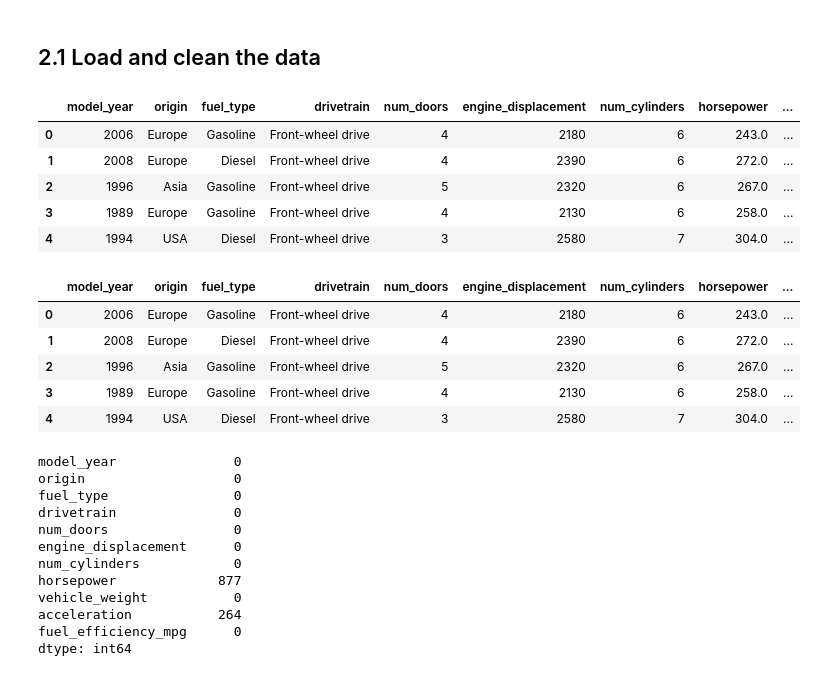
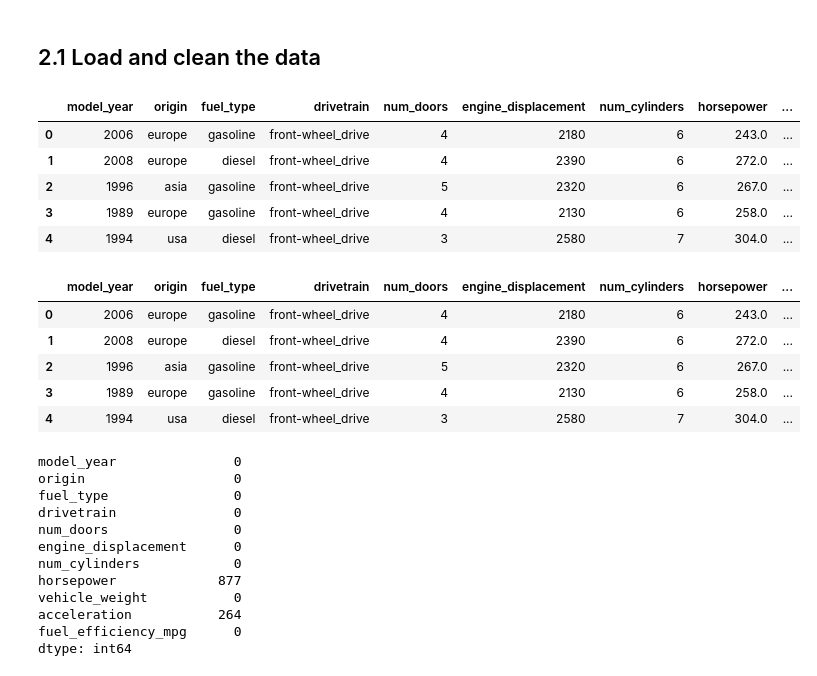
Before and after one commit to cancinoray/mlzoomcamp-2026, a Jupyter notebook: notebooks/02-car-fuel-efficiency.ipynb, the cells around one changed output. Cells and saved outputs as stored; diff of their text form; code cells hidden in the pictures.

```diff
--- a/notebooks/02-car-fuel-efficiency.ipynb
+++ b/notebooks/02-car-fuel-efficiency.ipynb
@@ -17,33 +35,35 @@ import seaborn as sns
 # %%
 df = pd.read_csv('../data/car_fuel_efficiency.csv')
 
 # normalize column names: lowercase, spaces -> underscores
 df.columns = df.columns.str.lower().str.replace(' ', '_')
 
 # normalize string *values* the same way, so 'BMW' and 'Regular Unleaded'
-# become 'bmw' and 'regular_unleaded' -- easier to work with, no typos from casing
-string_columns = list(df.dtypes[df.dtypes == 'obj'].index)
+# become 'bmw' and 'regular_unleaded' -- easier to work with, no typos from casing.
+# select_dtypes keeps this portable: text is dtype 'object' in pandas 2 and
+# 'str' in pandas 3, so comparing dtype names directly is fragile.
+string_columns = list(df.select_dtypes(include=['object', 'string']).columns)
 for col in string_columns:
     df[col] = df[col].str.lower().str.replace(' ', '_')
 
 
 # # use this columns only based on the instructions.
 # need_columns = ['engine_displacement', 'horsepower', 'vehicle_weight', 'model_year', 'fuel_efficiency_mpg']
 
 # df = df[need_columns]
 
 
 df.head()
 # %% [output]
 |  | model_year | origin | fuel_type | drivetrain | num_doors | engine_displacement | num_cylinders | horsepower | ... |
-| 0 | 2006 | Europe | Gasoline | Front-wheel drive | 4 | 2180 | 6 | 243.0 | ... |
-| 1 | 2008 | Europe | Diesel | Front-wheel drive | 4 | 2390 | 6 | 272.0 | ... |
-| 2 | 1996 | Asia | Gasoline | Front-wheel drive | 5 | 2320 | 6 | 267.0 | ... |
-| 3 | 1989 | Europe | Gasoline | Front-wheel drive | 4 | 2130 | 6 | 258.0 | ... |
-| 4 | 1994 | USA | Diesel | Front-wheel drive | 3 | 2580 | 7 | 304.0 | ... |
+| 0 | 2006 | europe | gasoline | front-wheel_drive | 4 | 2180 | 6 | 243.0 | ... |
+| 1 | 2008 | europe | diesel | front-wheel_drive | 4 | 2390 | 6 | 272.0 | ... |
+| 2 | 1996 | asia | gasoline | front-wheel_drive | 5 | 2320 | 6 | 267.0 | ... |
+| 3 | 1989 | europe | gasoline | front-wheel_drive | 4 | 2130 | 6 | 258.0 | ... |
+| 4 | 1994 | usa | diesel | front-wheel_drive | 3 | 2580 | 7 | 304.0 | ... |
 # %%
-# quick sanity check on the loaded data: column names, dtypes (all strings show up
-# as 'object' since we lowercased them above), and a peek at the first rows
+# quick sanity check on the loaded data: column names, dtypes (text columns are
+# 'str' in pandas 3 and 'object' in pandas 2), and a peek at the first rows
 df.columns
 # ['model_year', 'origin', 'fuel_type', 'drivetrain', 'num_doors', 'engine_displacement', 'num_cylinders', 'horsepower', 'vehicle_weight', 'acceleration', 'fuel_efficiency_mpg']
 
@@ -63,11 +83,11 @@ df.dtypes
 df.head()
 # %% [output]
 |  | model_year | origin | fuel_type | drivetrain | num_doors | engine_displacement | num_cylinders | horsepower | ... |
-| 0 | 2006 | Europe | Gasoline | Front-wheel drive | 4 | 2180 | 6 | 243.0 | ... |
-| 1 | 2008 | Europe | Diesel | Front-wheel drive | 4 | 2390 | 6 | 272.0 | ... |
-| 2 | 1996 | Asia | Gasoline | Front-wheel drive | 5 | 2320 | 6 | 267.0 | ... |
-| 3 | 1989 | Europe | Gasoline | Front-wheel drive | 4 | 2130 | 6 | 258.0 | ... |
-| 4 | 1994 | USA | Diesel | Front-wheel drive | 3 | 2580 | 7 | 304.0 | ... |
+| 0 | 2006 | europe | gasoline | front-wheel_drive | 4 | 2180 | 6 | 243.0 | ... |
+| 1 | 2008 | europe | diesel | front-wheel_drive | 4 | 2390 | 6 | 272.0 | ... |
+| 2 | 1996 | asia | gasoline | front-wheel_drive | 5 | 2320 | 6 | 267.0 | ... |
+| 3 | 1989 | europe | gasoline | front-wheel_drive | 4 | 2130 | 6 | 258.0 | ... |
+| 4 | 1994 | usa | diesel | front-wheel_drive | 3 | 2580 | 7 | 304.0 | ... |
 # %%
 # columns with the missing values
 df.isnull().sum()
```
Also changed, not shown: parts of 10 cells of this notebook, 8 other files.
